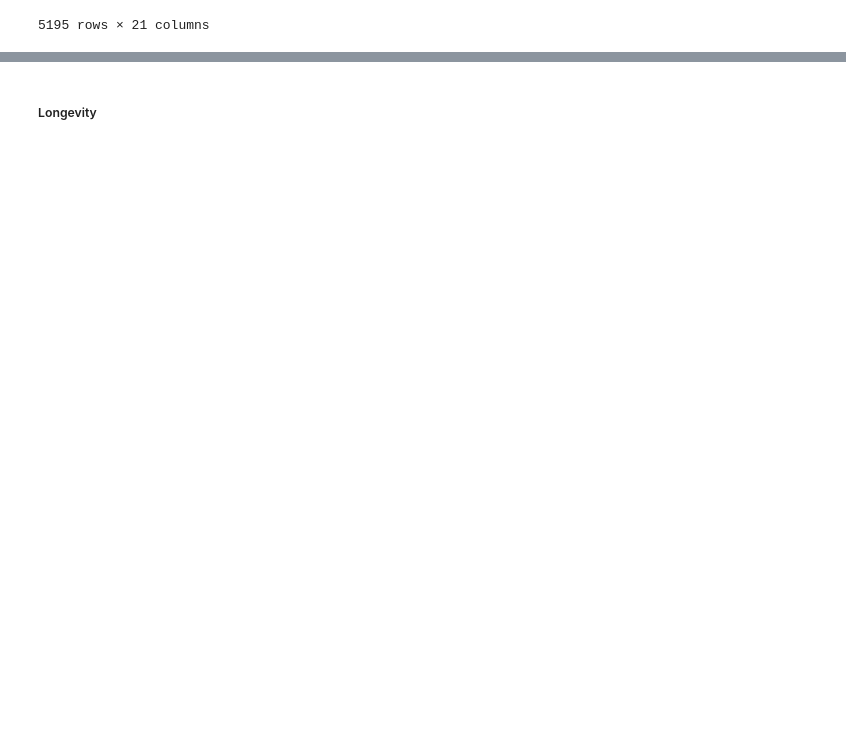
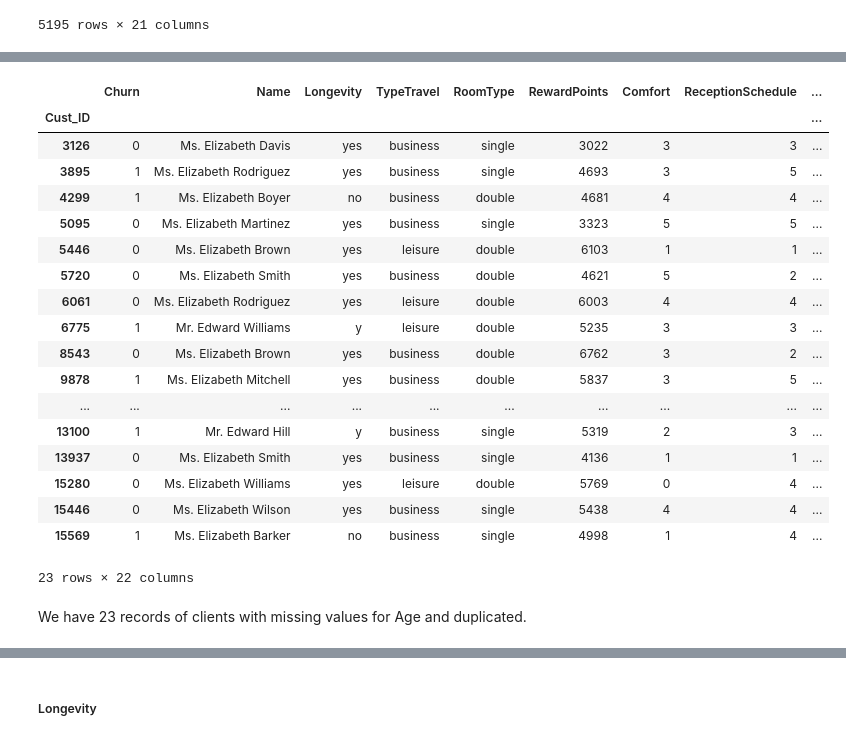
Before and after one commit to jorgecompleto/Churn-Supervised-Learning-Project, a Jupyter notebook: Churn Classifier - Supervised Learning.ipynb, the cells around one changed output, grey strips where cells are left out. Drawn from its saved outputs; the diff is of its cells as text; code cells hidden in the pictures; blank space fills up the shorter version.

```diff
--- a/Churn Classifier - Supervised Learning.ipynb
+++ b/Churn Classifier - Supervised Learning.ipynb
@@ -254,0 +388,24 @@ df_train
+# %%
+df_train[df_train['Age'].isna() & df_train['Name'].duplicated()]
+# %% [output]
+|  | Churn | Name | Longevity | TypeTravel | RoomType | RewardPoints | Comfort | ReceptionSchedule | ... |
+| Cust_ID |  |  |  |  |  |  |  |  | ... |
+| 3126 | 0 | Ms. Elizabeth Davis | yes | business | single | 3022 | 3 | 3 | ... |
+| 3895 | 1 | Ms. Elizabeth Rodriguez | yes | business | single | 4693 | 3 | 5 | ... |
+| 4299 | 1 | Ms. Elizabeth Boyer | no | business | double | 4681 | 4 | 4 | ... |
+| 5095 | 0 | Ms. Elizabeth Martinez | yes | business | single | 3323 | 5 | 5 | ... |
+| 5446 | 0 | Ms. Elizabeth Brown | yes | leisure | double | 6103 | 1 | 1 | ... |
+| 5720 | 0 | Ms. Elizabeth Smith | yes | business | double | 4621 | 5 | 2 | ... |
+| 6061 | 0 | Ms. Elizabeth Rodriguez | yes | leisure | double | 6003 | 4 | 4 | ... |
+| 6775 | 1 | Mr. Edward Williams | y | leisure | double | 5235 | 3 | 3 | ... |
+| 8543 | 0 | Ms. Elizabeth Brown | yes | business | double | 6762 | 3 | 2 | ... |
+| 9878 | 1 | Ms. Elizabeth Mitchell | yes | business | double | 5837 | 3 | 5 | ... |
+| ... | ... | ... | ... | ... | ... | ... | ... | ... | ... |
+| 13100 | 1 | Mr. Edward Hill | y | business | single | 5319 | 2 | 3 | ... |
+| 13937 | 0 | Ms. Elizabeth Smith | yes | business | single | 4136 | 1 | 1 | ... |
+| 15280 | 0 | Ms. Elizabeth Williams | yes | leisure | double | 5769 | 0 | 4 | ... |
+| 15446 | 0 | Ms. Elizabeth Wilson | yes | business | single | 5438 | 4 | 4 | ... |
+| 15569 | 1 | Ms. Elizabeth Barker | no | business | single | 4998 | 1 | 4 | ... |
+23 rows × 22 columns
+# %% [markdown]
+We have 23 records of clients with missing values for Age and duplicated.
```
Also changed, not shown: parts of 92 cells of this notebook.
